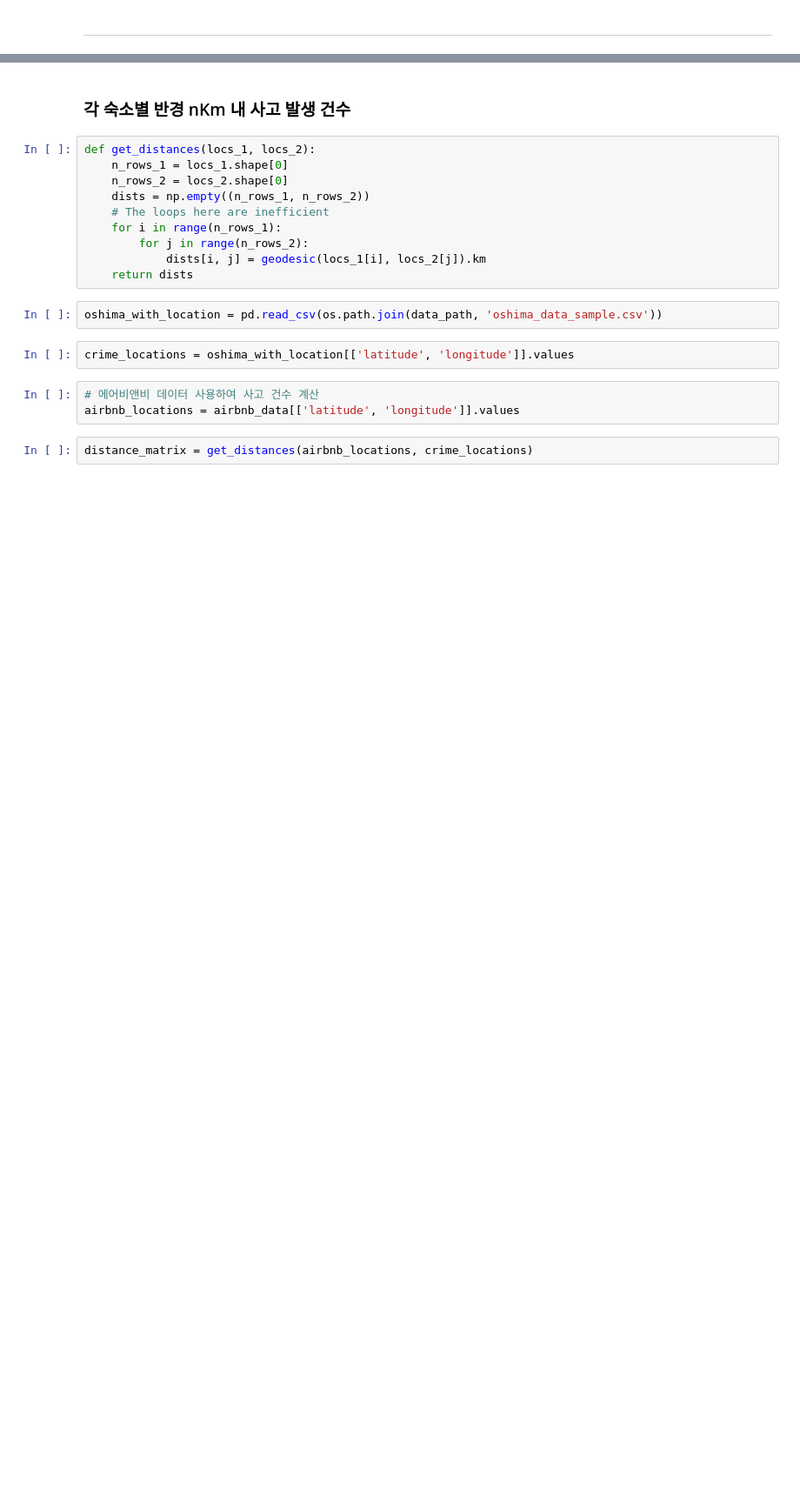
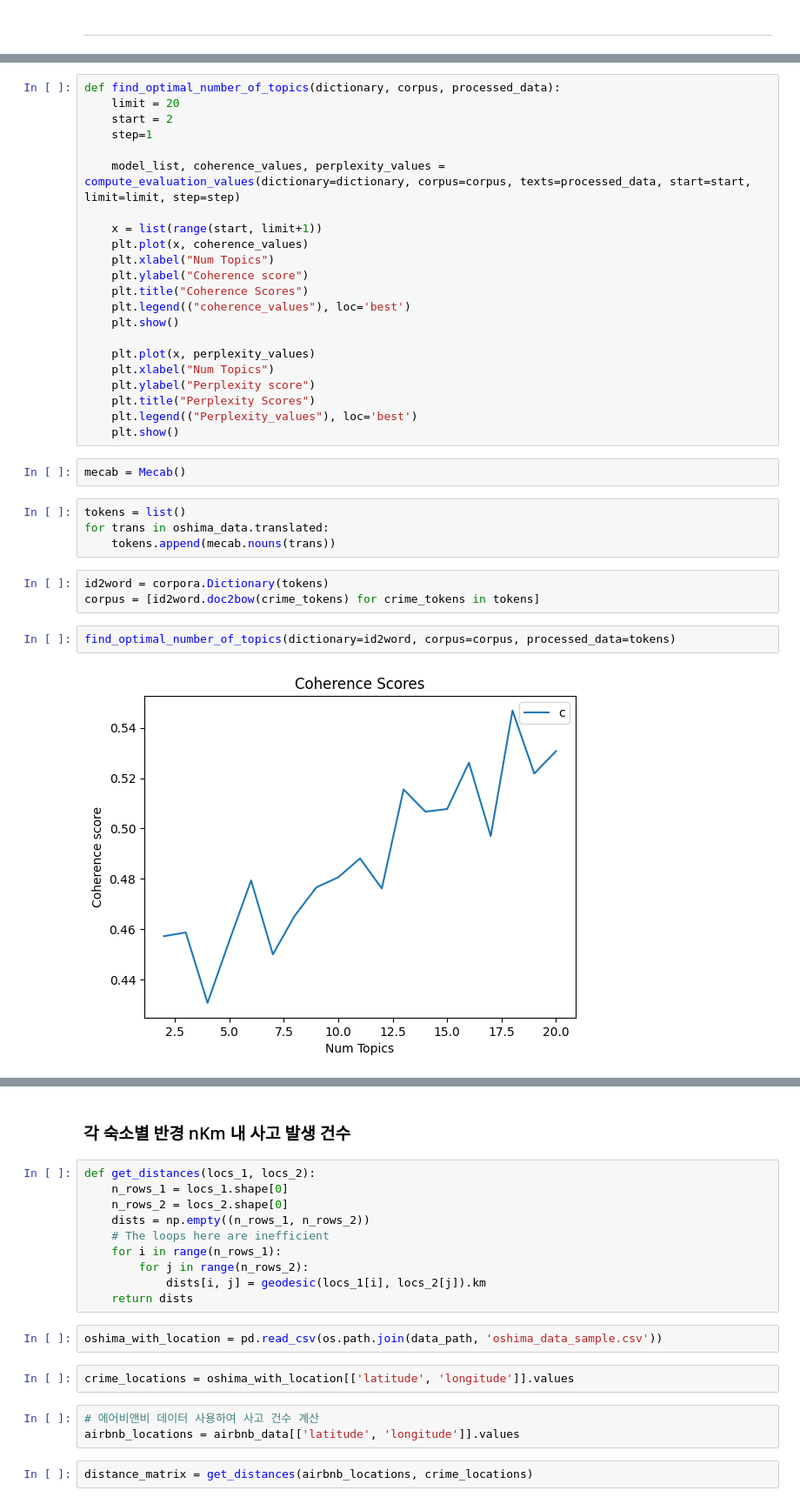
Before and after one commit to zinnie1025/AirbnbWise, a Jupyter notebook: Modeling/BertClustering.ipynb, the cells around one changed output, grey strips where cells are left out. Shown: that part at 87% size. Cells and saved outputs as stored; diff of their text form; blank space fills up the shorter version.

```diff
--- a/Modeling/BertClustering.ipynb
+++ b/Modeling/BertClustering.ipynb
@@ -92,0 +251,35 @@ oshima_kmeans[oshima_kmeans['labels']==4].sample(10)    # 칼...?
+# %%
+def find_optimal_number_of_topics(dictionary, corpus, processed_data):
+    limit = 20
+    start = 2
+    step=1
+
+    model_list, coherence_values, perplexity_values = compute_evaluation_values(dictionary=dictionary, corpus=corpus, texts=processed_data, start=start, limit=limit, step=step)
+
+    x = list(range(start, limit+1))
+    plt.plot(x, coherence_values)
+    plt.xlabel("Num Topics")
+    plt.ylabel("Coherence score")
+    plt.title("Coherence Scores")
+    plt.legend(("coherence_values"), loc='best')
+    plt.show()
+
+    plt.plot(x, perplexity_values)
+    plt.xlabel("Num Topics")
+    plt.ylabel("Perplexity score")
+    plt.title("Perplexity Scores")
+    plt.legend(("Perplexity_values"), loc='best')
+    plt.show()
+# %%
+mecab = Mecab()
+# %%
+tokens = list()
+for trans in oshima_data.translated:
+    tokens.append(mecab.nouns(trans))
+# %%
+id2word = corpora.Dictionary(tokens)
+corpus = [id2word.doc2bow(crime_tokens) for crime_tokens in tokens]
+# %%
+find_optimal_number_of_topics(dictionary=id2word, corpus=corpus, processed_data=tokens)
+# %% [output]
+[figure, added]
```
Also changed, not shown: parts of 36 cells of this notebook.
